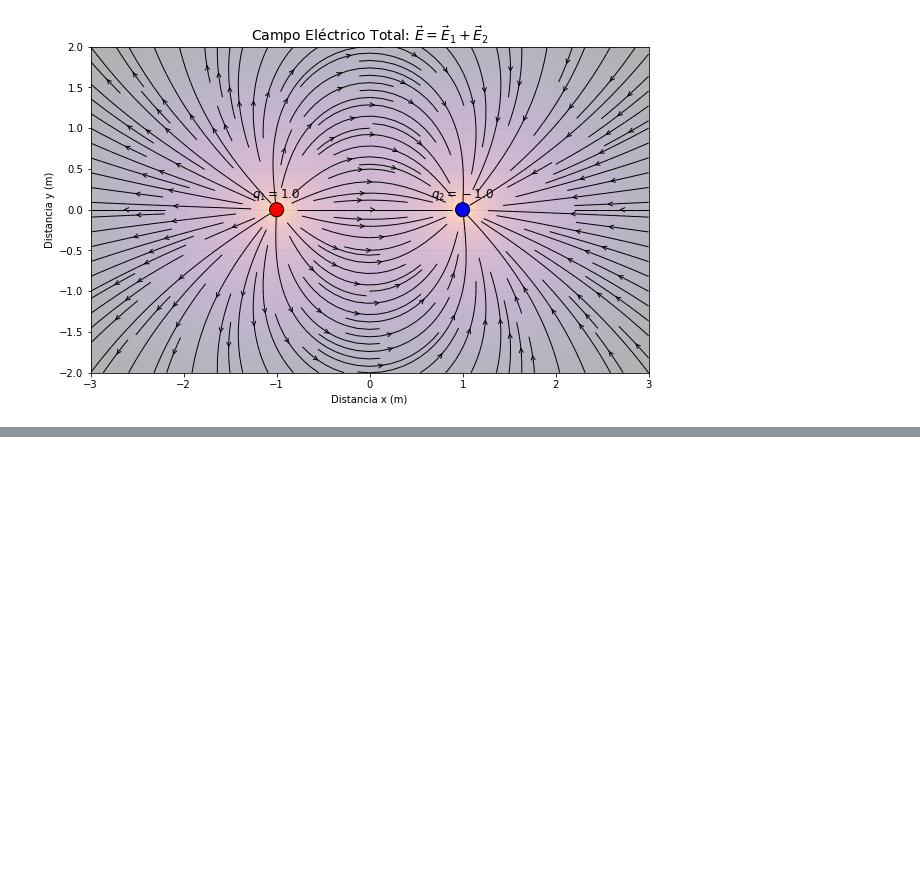
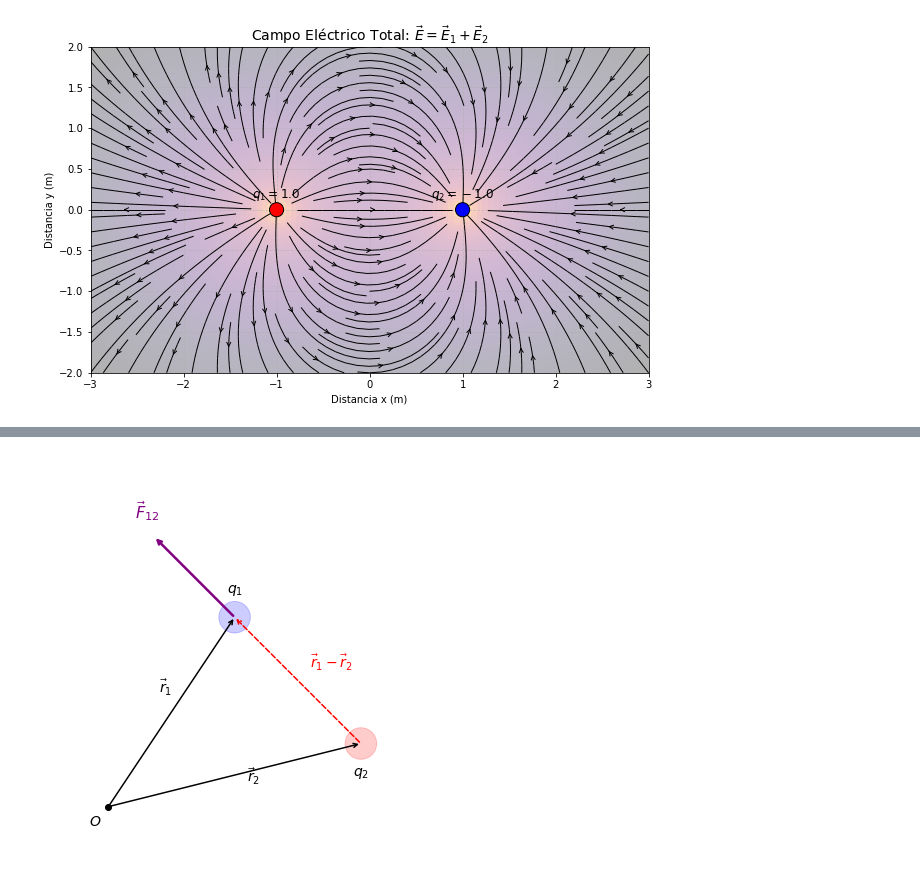
Before and after one commit to jmpintog1/libro-fisica-vivo, a Jupyter notebook: _build/jupyter_execute/01_electrostatica.ipynb, the cells around one changed output, grey strips where cells are left out. Drawn from its saved outputs; the diff is of its cells as text; code cells hidden in the pictures; blank space fills up the shorter version.

```diff
--- a/_build/jupyter_execute/01_electrostatica.ipynb
+++ b/_build/jupyter_execute/01_electrostatica.ipynb
@@ -374,0 +515,74 @@ Un cuerpo puede ceder o ganar electrones, lo que le da una carga positiva o nega
+# %%
+import matplotlib.pyplot as plt
+import matplotlib.patches as patches
+import numpy as np
+
+# Configuración de fuente clásica
+plt.rcParams['font.family'] = 'serif'
+plt.rcParams['font.serif'] = ['Times New Roman'] + plt.rcParams['font.serif']
+
+# --- Gráfico Vectorial 2D Completo ---
+fig, ax = plt.subplots(figsize=(7, 6))
+
+# 1. El Origen
+ax.plot(0, 0, 'ko') # Punto negro en (0,0)
+ax.text(-0.3, -0.3, "$O$", fontsize=14) # Etiqueta O
+
+# 2. Definir Posiciones de las Cargas
+q1_pos = np.array([2.0, 3.0])
+q2_pos = np.array([4.0, 1.0])
+
+# 3. Dibujar Cargas (Círculos visuales)
+# Carga 1 (azul claro)
+ax.add_patch(patches.Circle(q1_pos, 0.25, color='blue', alpha=0.2))
+ax.text(q1_pos[0], q1_pos[1]+0.4, "$q_1$", ha='center', fontsize=14)
+
+# Carga 2 (rojo claro)
+ax.add_patch(patches.Circle(q2_pos, 0.25, color='red', alpha=0.2))
+ax.text(q2_pos[0], q2_pos[1]-0.5, "$q_2$", ha='center', fontsize=14)
+
+# 4. Vectores de Posición (r1 y r2) - Desde el origen
+# Vector r1
+ax.annotate("", xy=q1_pos, xytext=(0,0), arrowprops=dict(arrowstyle="->", lw=1.5, color='black'))
+ax.text(0.8, 1.8, r"$\vec{r}_1$", fontsize=14)
+
+# Vector r2
+ax.annotate("", xy=q2_pos, xytext=(0,0), arrowprops=dict(arrowstyle="->", lw=1.5, color='black'))
+ax.text(2.2, 0.4, r"$\vec{r}_2$", fontsize=14)
+
+# 5. Vector Desplazamiento Relativo (r1 - r2) - Desde q2 hacia q1
+ax.annotate("", xy=q1_pos, xytext=q2_pos, arrowprops=dict(arrowstyle="->", color='red', lw=1.5, ls='--'))
+# Calculamos posición para el texto en el medio del vector
+mid_point = (q1_pos + q2_pos) / 2
+ax.text(mid_point[0]+0.2, mid_point[1]+0.2, r"$\vec{r}_1 - \vec{r}_2$", color='red', fontsize=14)
+
+
+# --- 6. AGREGADO: VECTOR FUERZA F12 (Lo que faltaba) ---
+# Asumimos repulsión. La fuerza sobre q1 apunta en la misma dirección que (r1 - r2).
+
+# Calculamos la dirección unitaria
+direccion = q1_pos - q2_pos
+direccion_unitaria = direccion / np.linalg.norm(direccion)
+
+# Definimos el punto final de la flecha de fuerza (le damos un largo de 1.8 unidades)
+punto_final_F12 = q1_pos + direccion_unitaria * 1.8
+
+# Dibujamos la flecha (color púrpura para destacar)
+ax.annotate("",
+            xy=punto_final_F12, # Punta
+            xytext=q1_pos,      # Cola (empieza en q1)
+            arrowprops=dict(arrowstyle="->", color='purple', lw=2.5)
+            )
+# Etiqueta de la fuerza
+ax.text(punto_final_F12[0]-0.3, punto_final_F12[1]+0.3, r"$\vec{F}_{12}$", color='purple', fontsize=16, weight='bold')
+
+# --- Configuración Final del Gráfico ---
+ax.set_xlim(-1, 6)
+ax.set_ylim(-1, 5.5)
+ax.set_aspect('equal') # Importante para que los vectores no se vean deformados
+ax.axis('off') # Ocultamos los ejes cartesianos para que parezca diagrama de pizarra
+
+plt.tight_layout()
+plt.show()
+# %% [output]
+[figure, added]
```
Also changed, not shown: parts of 5 cells of this notebook, 11 other files.
